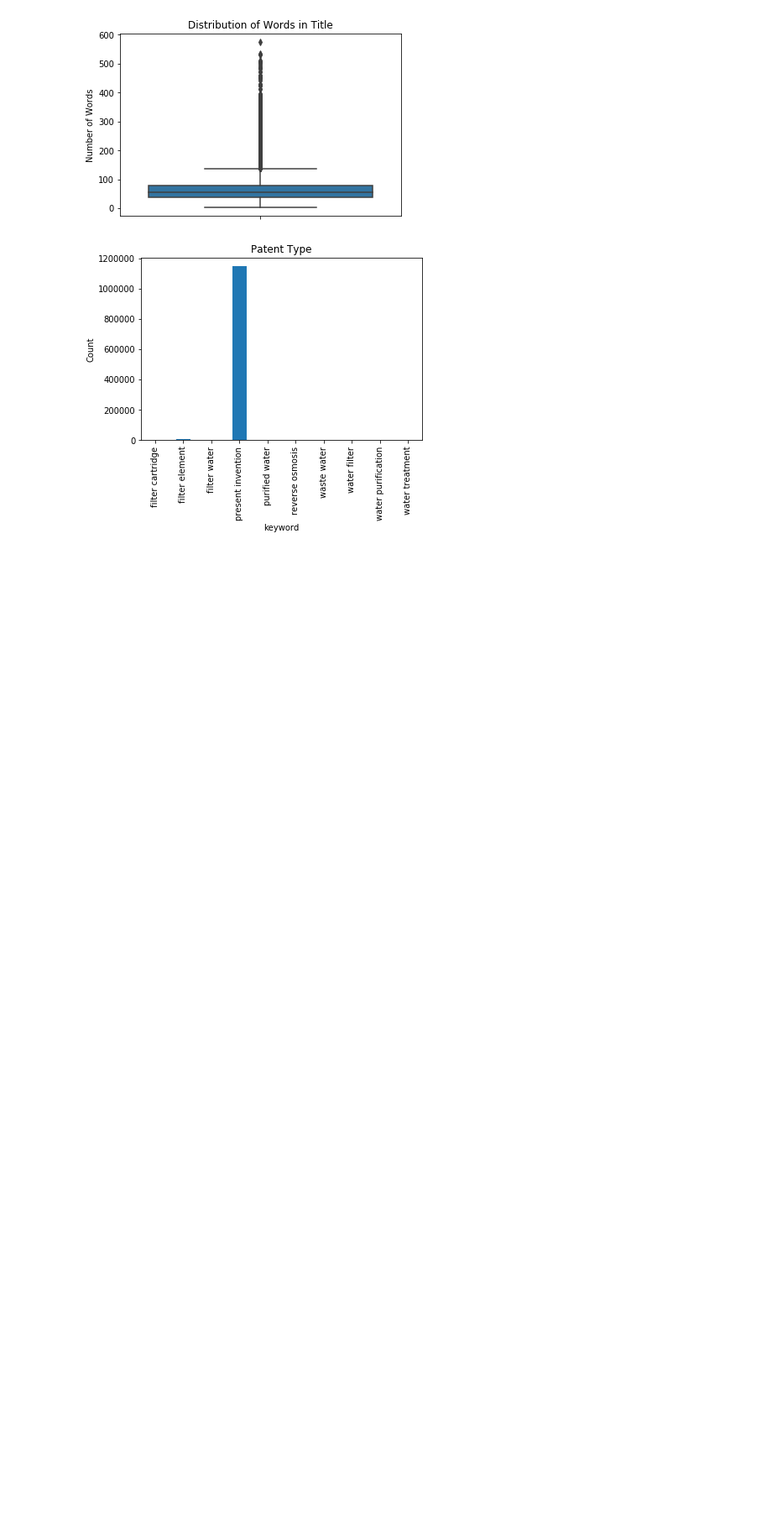
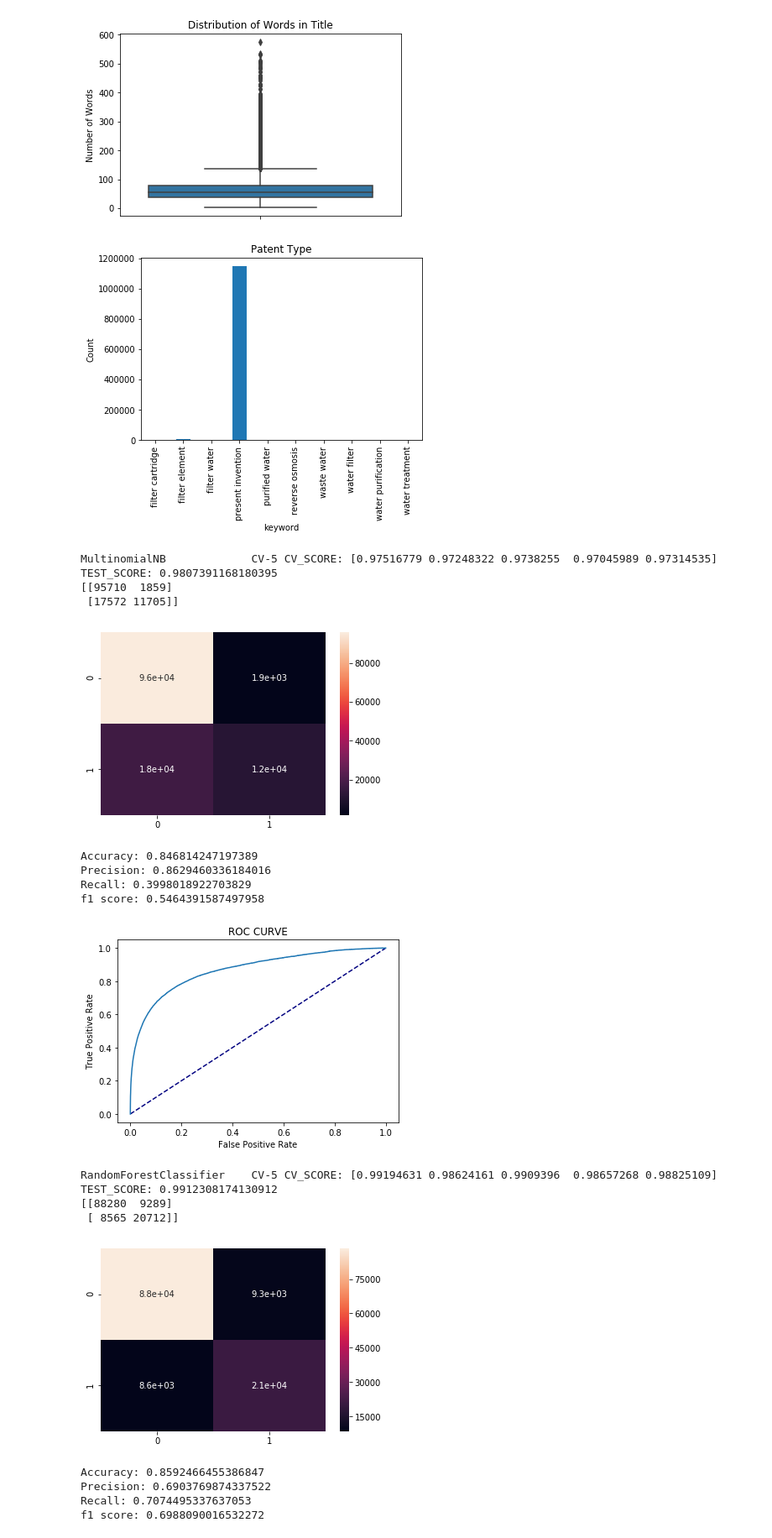
Before and after one commit to happypetewht/springboard, a Jupyter notebook: capstone_project_2/Main.ipynb, the cells around one changed output. Shown at 84% size. Cells and saved outputs as stored; diff of their text form; code cells hidden in the pictures; blank space fills up the shorter version.

```diff
--- a/capstone_project_2/Main.ipynb
+++ b/capstone_project_2/Main.ipynb
@@ -159,0 +196,23 @@ df_sub = pd.concat([df_sub, df_other], ignore_index=True)
+# %%
+# Integrate seed and antiseed as label datasets known as training dataset.
+# Abstract is the input, seed data is labeled as 1 and antiseed labelled as 0
+#
+seed['target'] = 1
+antiseed['target'] = 0
+
+df_label = pd.concat([seed[['abstract', 'target']], antiseed[['abstract', 'target']]], ignore_index=True)
+# %%
+# The expanded dataset is very unbalanced, and is random sampled for testing model
+# Random unlablled data is selected. The patents contain 'present invention' is labelled as 0
+
+expanded_patent['target'] = 1
+expanded_patent.loc[expanded_patent['keyword'] == 'present invention', ['target']] = 0
+df_unlabel = expanded_patent[['abstract', 'target']]
+df_unlabel = df_unlabel[df_unlabel['target'] == 0].sample(n=1050000, random_state=1)
+
+df_sample = df_unlabel.drop(df_unlabel_sample.index).reset_index(drop=True)
+# %%
+# Shuffle the data
+
+df_label = shuffle(df_label, random_state=22)
+df_sample = shuffle(df_sample, random_state=22)
@@ -159,0 +223,3 @@ df_sub = pd.concat([df_sub, df_other], ignore_index=True)
+# %%
+fe = feature_engineering(df_label['abstract'], df_sample['abstract'], df_label['target'])
+X_label_tf, X_unlabel_tf, y_label_tf = fe.tfidf()
@@ -159,0 +237,36 @@ df_sub = pd.concat([df_sub, df_other], ignore_index=True)
+# %%
+# Apply machine learning model to categorize the patent directly. See this as classification and the feature is tfidf
+
+from ML_Model import ML_Model
+
+models = [MultinomialNB(), RandomForestClassifier(), XGBClassifier()]
+
+for model in models:
+
+  model_tf = ML_Model(model, X_label_tf, y_label_tf)
+
+  model_tf.fit()
+
+  model_tf.metric(df_sample['target'].values, X_unlabel_tf)
+
+#model_tr = model_trial([MultinomialNB(),
+#            RandomForestClassifier(),
+#            XGBClassifier()], X_label, y_label)
+# %% [output]
+MultinomialNB             CV-5 CV_SCORE: [0.97516779 0.97248322 0.9738255  0.97045989 0.97314535]  TEST_SCORE: 0.9807391168180395
+[[95710  1859]
+ [17572 11705]]
+[figure, added]
+Accuracy: 0.846814247197389
+Precision: 0.8629460336184016
+Recall: 0.3998018922703829
+f1 score: 0.5464391587497958
+[figure, added]
+RandomForestClassifier    CV-5 CV_SCORE: [0.99194631 0.98624161 0.9909396  0.98657268 0.98825109]  TEST_SCORE: 0.9912308174130912
+[[88280  9289]
+ [ 8565 20712]]
+[figure, added]
+Accuracy: 0.8592466455386847
+Precision: 0.6903769874337522
+Recall: 0.7074495337637053
+f1 score: 0.6988090016532272
```
Also changed, not shown: parts of 38 cells of this notebook, 1 other file.
